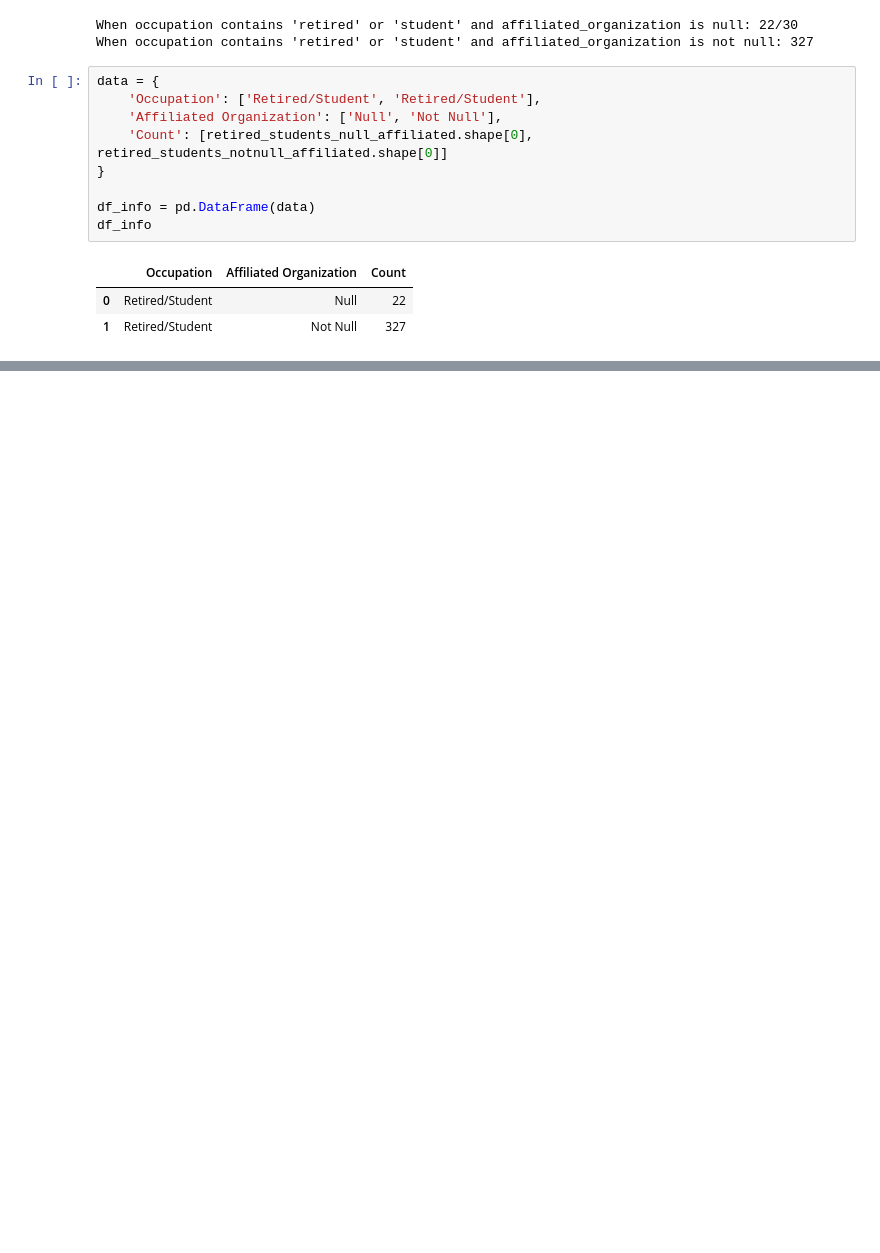
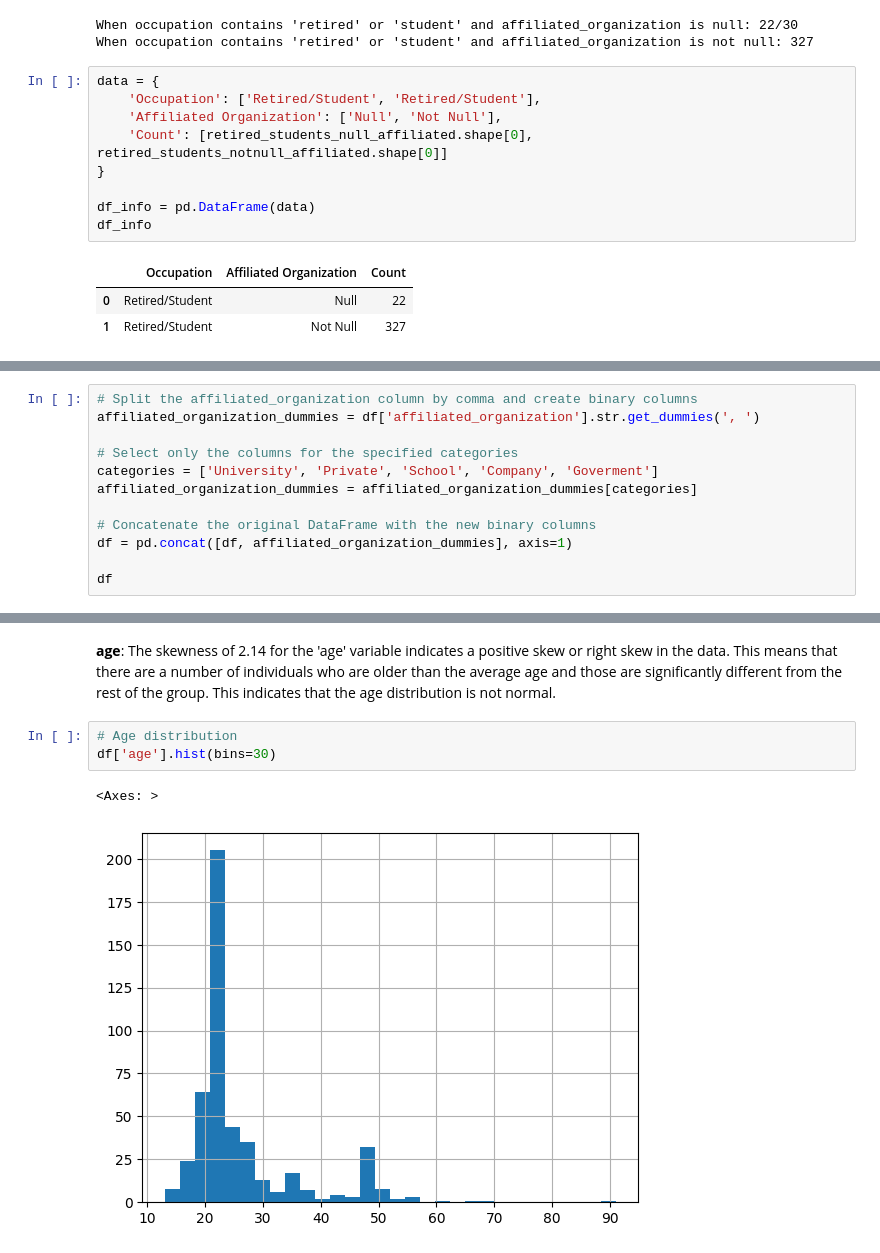
Before and after one commit to ReDI-Data-Analytics-2023/final-project, a Jupyter notebook: giorgiafaedda.ipynb, the cells around one changed output, grey strips where cells are left out. Saved outputs shown, nothing was run; the diff lists cells and outputs as text; blank space fills up the shorter version.

```diff
--- a/giorgiafaedda.ipynb
+++ b/giorgiafaedda.ipynb
@@ -309,0 +398,12 @@ df_info
+# %%
+# Split the affiliated_organization column by comma and create binary columns
+affiliated_organization_dummies = df['affiliated_organization'].str.get_dummies(', ')
+
+# Select only the columns for the specified categories
+categories = ['University', 'Private', 'School', 'Company', 'Goverment']
+affiliated_organization_dummies = affiliated_organization_dummies[categories]
+
+# Concatenate the original DataFrame with the new binary columns
+df = pd.concat([df, affiliated_organization_dummies], axis=1)
+
+df
@@ -309,0 +483,9 @@ df_info
+# %% [markdown]
+**age**:
+The skewness of 2.14 for the 'age' variable indicates a positive skew or right skew in the data. This means that there are a number of individuals who are older than the average age and those are significantly different from the rest of the group. This indicates that the age distribution is not normal.
+# %%
+# Age distribution
+df['age'].hist(bins=30)
+# %% [output]
+<Axes: >
+[figure, added]
```
Also changed, not shown: parts of 13 cells of this notebook.
